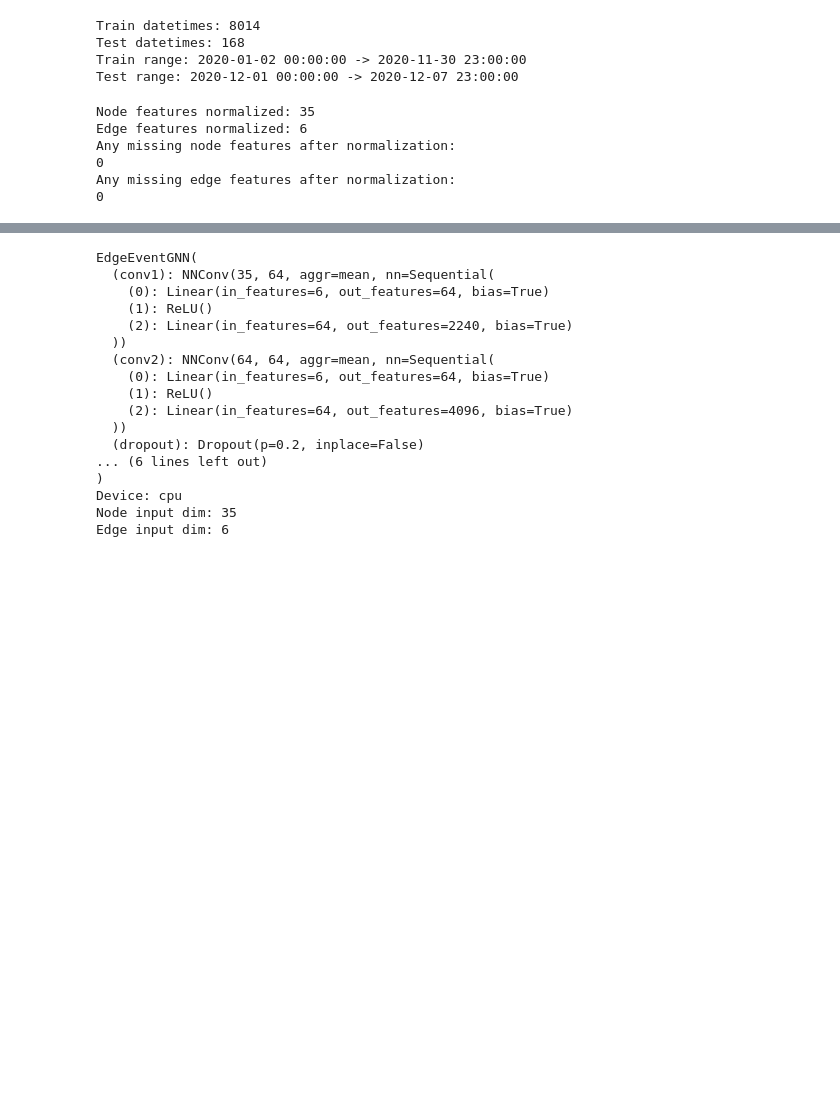
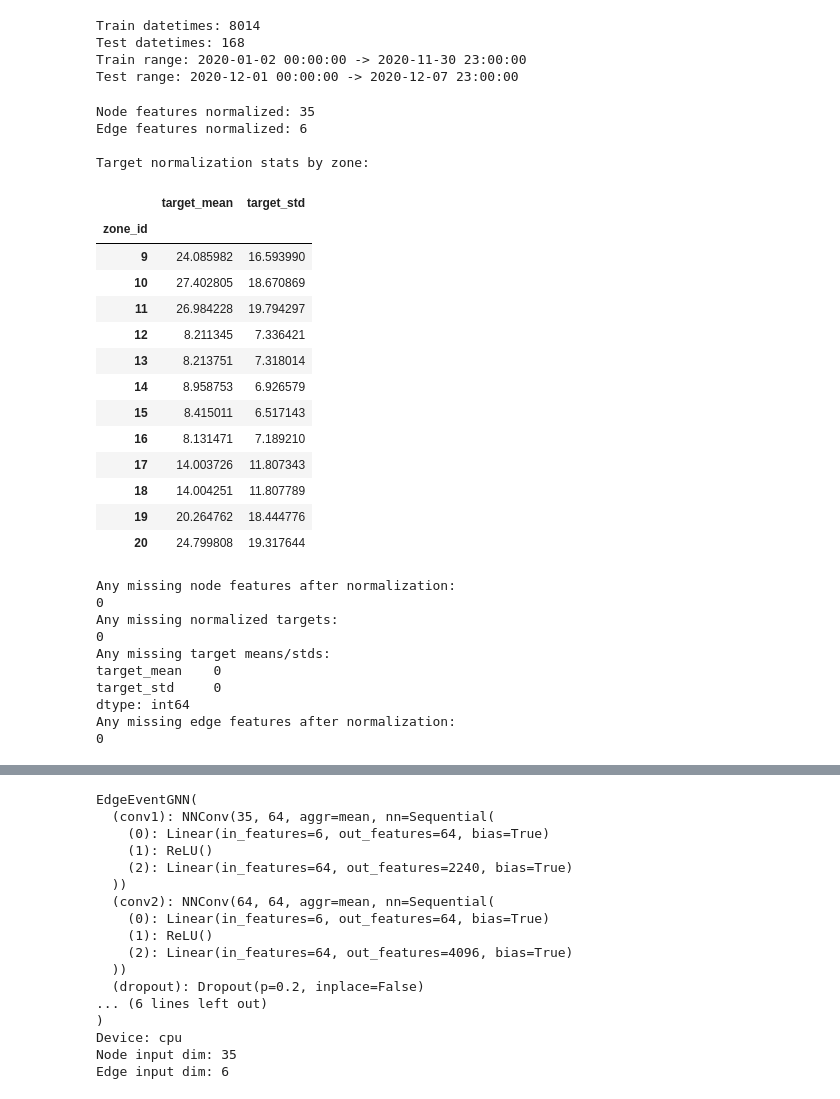
Before and after one commit to huugoox/tfg, a Jupyter notebook: notebooks/10_GNN_edge_events.ipynb, the cells around one changed output, grey strips where cells are left out. Saved outputs shown, nothing was run; the diff lists cells and outputs as text; code cells hidden in the pictures; blank space fills up the shorter version.

```diff
--- a/notebooks/10_GNN_edge_events.ipynb
+++ b/notebooks/10_GNN_edge_events.ipynb
@@ -1145,7 +1145,7 @@ Train range: 2020-01-02 00:00:00 -> 2020-11-30 23:00:00
 Test range: 2020-12-01 00:00:00 -> 2020-12-07 23:00:00
 # %%
 # ============================================================
-# 14. NORMALIZE NODE AND EDGE FEATURES
+# 14. NORMALIZE NODE FEATURES, TARGET AND EDGE FEATURES
 # ============================================================
 
 node_df_model = node_df_model.copy()
@@ -1172,6 +1172,35 @@ node_feature_stds = node_feature_stds.replace(0, 1)
 node_df_model[node_feature_columns_events] = (
     node_df_model[node_feature_columns_events] - node_feature_means
 ) / node_feature_stds
+
+# ------------------------------------------------------------
+# Target normalization by zone using train period only
+# ------------------------------------------------------------
+
+target_stats_by_zone = (
+    node_df_model.loc[train_node_mask]
+    .groupby("zone_id")["target_price_t_plus_1"]
+    .agg(["mean", "std"])
+    .rename(columns={
+        "mean": "target_mean",
+        "std": "target_std"
+    })
+)
+
+target_stats_by_zone["target_std"] = (
+    target_stats_by_zone["target_std"]
+    .replace(0, 1)
+)
+
+node_df_model = node_df_model.merge(
+    target_stats_by_zone,
+    on="zone_id",
+    how="left"
+)
+
+node_df_model["target_price_t_plus_1_norm"] = (
+    node_df_model["target_price_t_plus_1"] - node_df_model["target_mean"]
+) / node_df_model["target_std"]
 
 # ------------------------------------------------------------
 # Edge feature normalization using train period only
@@ -1197,38 +1226,69 @@ edge_df[edge_feature_cols] = (
 
 # ------------------------------------------------------------
 # Rebuild edge attributes after normalization
 # ------------------------------------------------------------
 
 edge_attr_by_datetime = {}
 
 for dt, group in edge_df.groupby("datetime"):
     group = group.copy()
 
     group = unique_edges.merge(
         group,
         on=["from_zone_id", "to_zone_id"],
         how="left"
     )
 
     group[edge_feature_cols] = group[edge_feature_cols].fillna(0)
 
     edge_attr_by_datetime[dt] = group[edge_feature_cols].values.astype(float)
 
 print("Node features normalized:", len(node_feature_columns_events))
 print("Edge features normalized:", len(edge_feature_cols))
 
-print("Any missing node features after normalization:")
+print("\nTarget normalization stats by zone:")
+display(target_stats_by_zone)
+
+print("\nAny missing node features after normalization:")
 print(node_df_model[node_feature_columns_events].isna().sum().sum())
+
+print("Any missing normalized targets:")
+print(node_df_model["target_price_t_plus_1_norm"].isna().sum())
+
+print("Any missing target means/stds:")
+print(node_df_model[["target_mean", "target_std"]].isna().sum())
 
 print("Any missing edge features after normalization:")
 print(edge_df[edge_feature_cols].isna().sum().sum())
 # %% [output]
 Node features normalized: 35
 Edge features normalized: 6
-Any missing node features after normalization:
-0
-Any missing edge features after normalization:
-0
+
+Target normalization stats by zone:
+|  | target_mean | target_std |
+| zone_id |  |  |
+| 9 | 24.085982 | 16.593990 |
+| 10 | 27.402805 | 18.670869 |
+| 11 | 26.984228 | 19.794297 |
+| 12 | 8.211345 | 7.336421 |
+| 13 | 8.213751 | 7.318014 |
+| 14 | 8.958753 | 6.926579 |
+| 15 | 8.415011 | 6.517143 |
+| 16 | 8.131471 | 7.189210 |
+| 17 | 14.003726 | 11.807343 |
+| 18 | 14.004251 | 11.807789 |
+| 19 | 20.264762 | 18.444776 |
+| 20 | 24.799808 | 19.317644 |
+Any missing node features after normalization:
+0
+Any missing normalized targets:
+0
+Any missing target means/stds:
+target_mean    0
+target_std     0
+dtype: int64
+Any missing edge features after normalization:
+0
 # %%
 # ============================================================
 # 15. BUILD PYTORCH GEOMETRIC GRAPH DATASET
```
Also changed, not shown: parts of 13 cells of this notebook.
